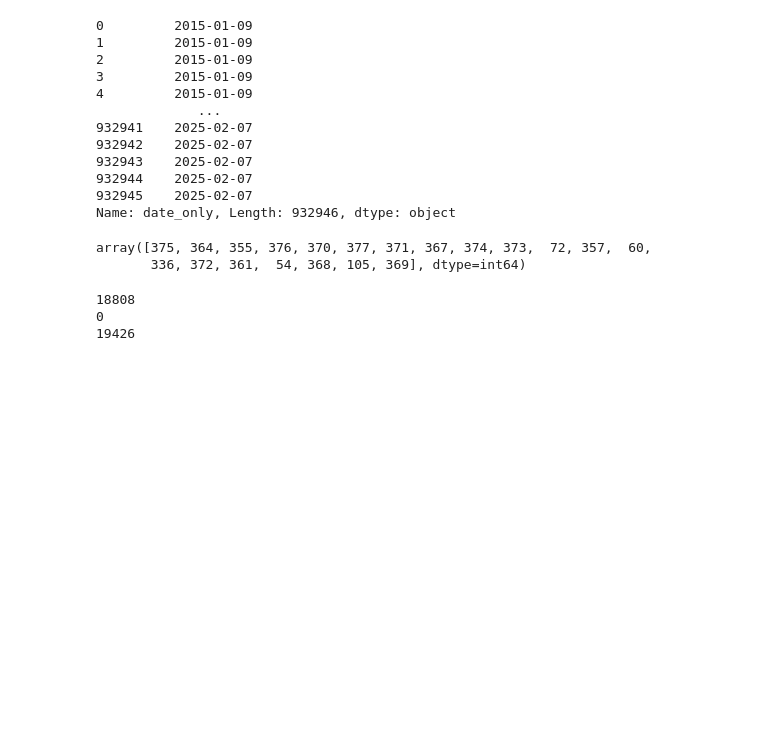
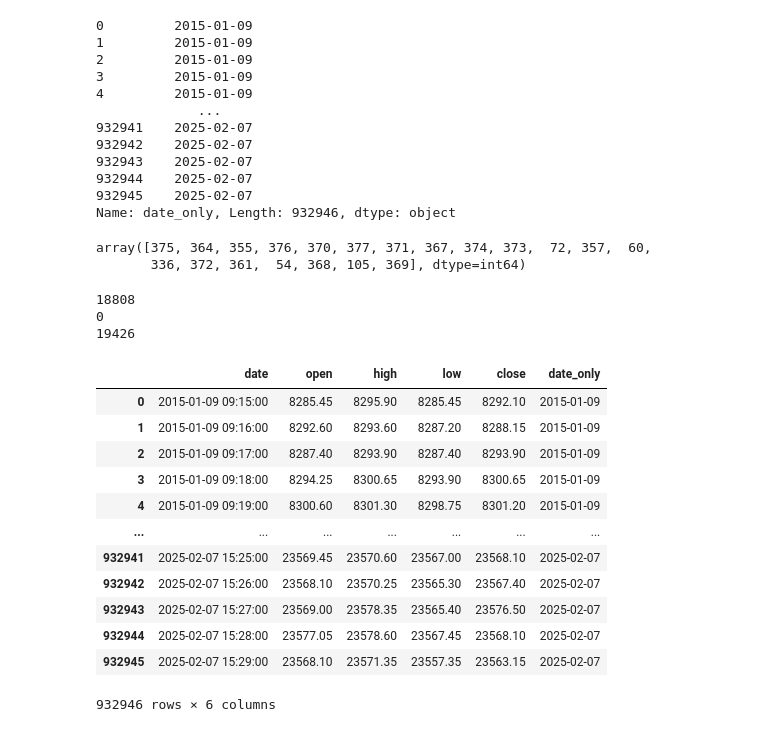
Before and after one commit to AnoopCA/Stock-Market-Prediction, a Jupyter notebook: Notebooks/get_data.ipynb, the cells around one changed output. Saved outputs shown, nothing was run; the diff lists cells and outputs as text; code cells hidden in the pictures; blank space fills up the shorter version.

```diff
--- a/Notebooks/get_data.ipynb
+++ b/Notebooks/get_data.ipynb
@@ -73,3 +73,20 @@ print(max(vocab))
 18808
 0
 19426
+# %%
+stock_data = stock_data.drop(['volume'], axis=1)
+stock_data
+# %% [output]
+|  | date | open | high | low | close | date_only |
+| 0 | 2015-01-09 09:15:00 | 8285.45 | 8295.90 | 8285.45 | 8292.10 | 2015-01-09 |
+| 1 | 2015-01-09 09:16:00 | 8292.60 | 8293.60 | 8287.20 | 8288.15 | 2015-01-09 |
+| 2 | 2015-01-09 09:17:00 | 8287.40 | 8293.90 | 8287.40 | 8293.90 | 2015-01-09 |
+| 3 | 2015-01-09 09:18:00 | 8294.25 | 8300.65 | 8293.90 | 8300.65 | 2015-01-09 |
+| 4 | 2015-01-09 09:19:00 | 8300.60 | 8301.30 | 8298.75 | 8301.20 | 2015-01-09 |
+| ... | ... | ... | ... | ... | ... | ... |
+| 932941 | 2025-02-07 15:25:00 | 23569.45 | 23570.60 | 23567.00 | 23568.10 | 2025-02-07 |
+| 932942 | 2025-02-07 15:26:00 | 23568.10 | 23570.25 | 23565.30 | 23567.40 | 2025-02-07 |
+| 932943 | 2025-02-07 15:27:00 | 23569.00 | 23578.35 | 23565.40 | 23576.50 | 2025-02-07 |
+| 932944 | 2025-02-07 15:28:00 | 23577.05 | 23578.60 | 23567.45 | 23568.10 | 2025-02-07 |
+| 932945 | 2025-02-07 15:29:00 | 23568.10 | 23571.35 | 23557.35 | 23563.15 | 2025-02-07 |
+932946 rows × 6 columns
```
Also changed, not shown: parts of 3 cells of this notebook, 2 other files.
